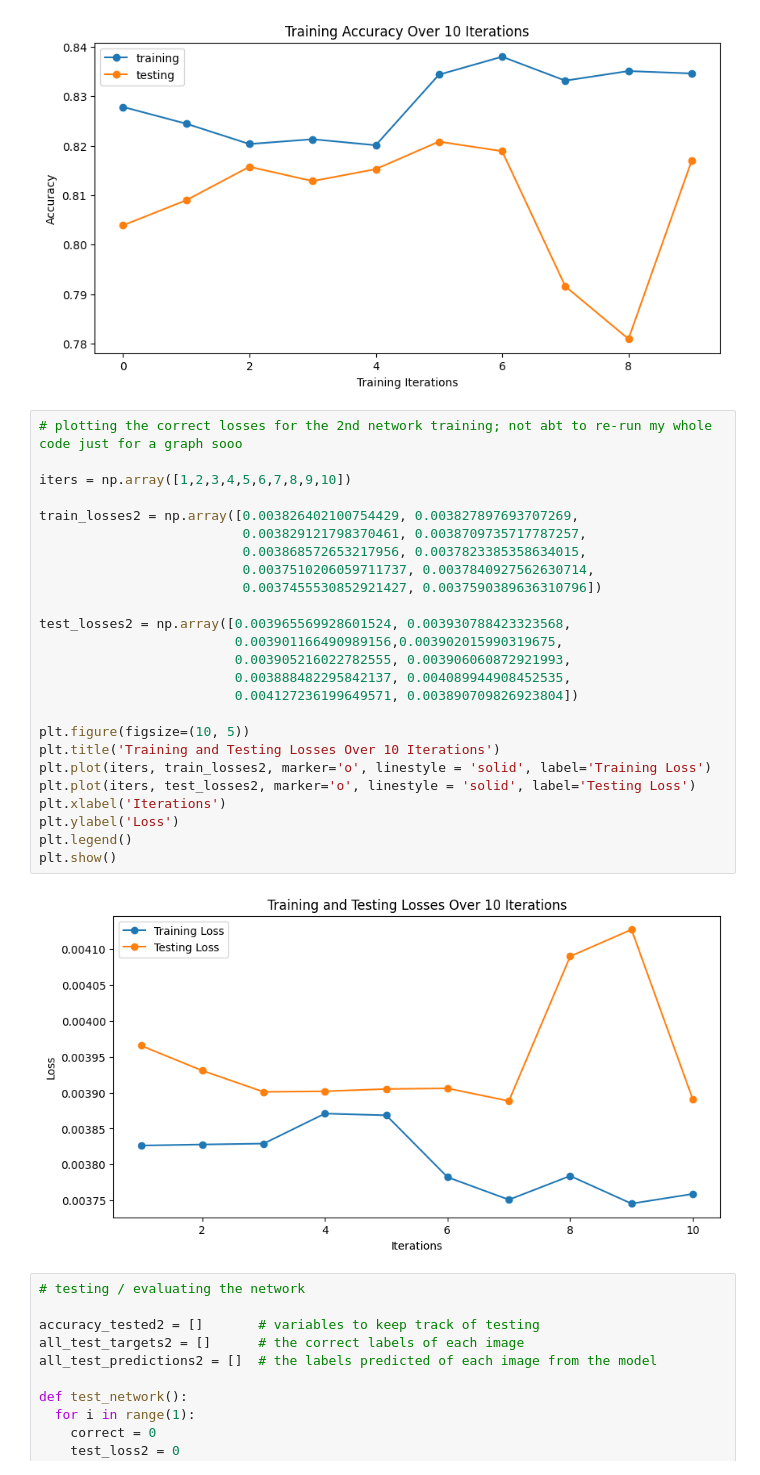
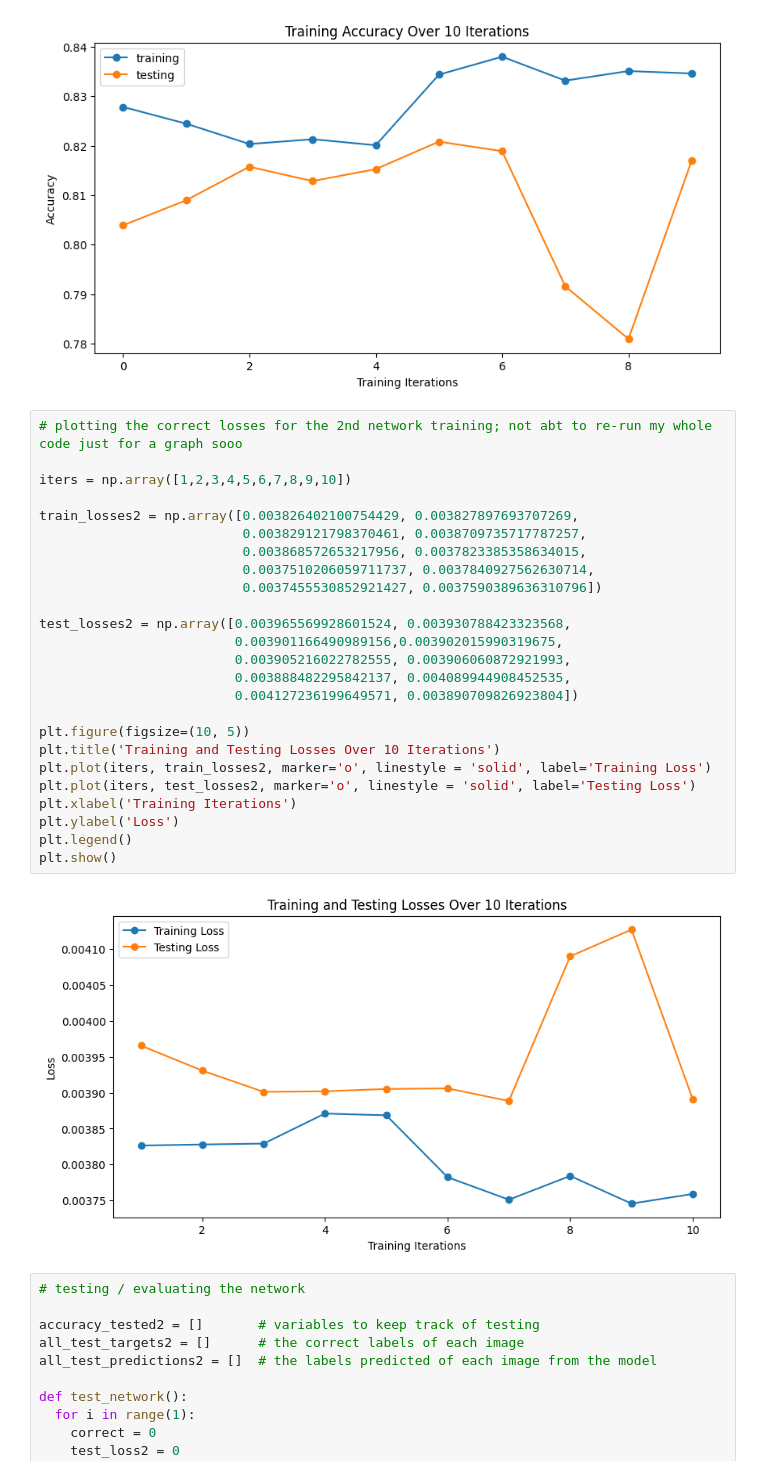
Before and after one commit to hafsamueen/syde-552-final-project, a Jupyter notebook: syde_552_final_project.ipynb, the cells around one changed output. Saved outputs shown, nothing was run; the diff lists cells and outputs as text.

```diff
--- a/syde_552_final_project.ipynb
+++ b/syde_552_final_project.ipynb
@@ -619,30 +632,30 @@ mean testing accuracy: 0.8085969507694244
 # %%
 # plotting the correct losses for the 2nd network training; not abt to re-run my whole code just for a graph sooo
 
 iters = np.array([1,2,3,4,5,6,7,8,9,10])
 
 train_losses2 = np.array([0.003826402100754429, 0.003827897693707269,
                           0.003829121798370461, 0.0038709735717787257,
                           0.003868572653217956, 0.0037823385358634015,
                           0.0037510206059711737, 0.0037840927562630714,
                           0.0037455530852921427, 0.0037590389636310796])
 
 test_losses2 = np.array([0.003965569928601524, 0.003930788423323568,
                          0.003901166490989156,0.003902015990319675,
                          0.003905216022782555, 0.003906060872921993,
                          0.003888482295842137, 0.004089944908452535,
                          0.004127236199649571, 0.003890709826923804])
 
 plt.figure(figsize=(10, 5))
 plt.title('Training and Testing Losses Over 10 Iterations')
 plt.plot(iters, train_losses2, marker='o', linestyle = 'solid', label='Training Loss')
 plt.plot(iters, test_losses2, marker='o', linestyle = 'solid', label='Testing Loss')
-plt.xlabel('Iterations')
+plt.xlabel('Training Iterations')
 plt.ylabel('Loss')
 plt.legend()
 plt.show()
 # %% [output]
-[figure, old version]
+[figure, new version]
 # %%
 # testing / evaluating the network
 
```
Also changed, not shown: parts of 4 cells of this notebook.
